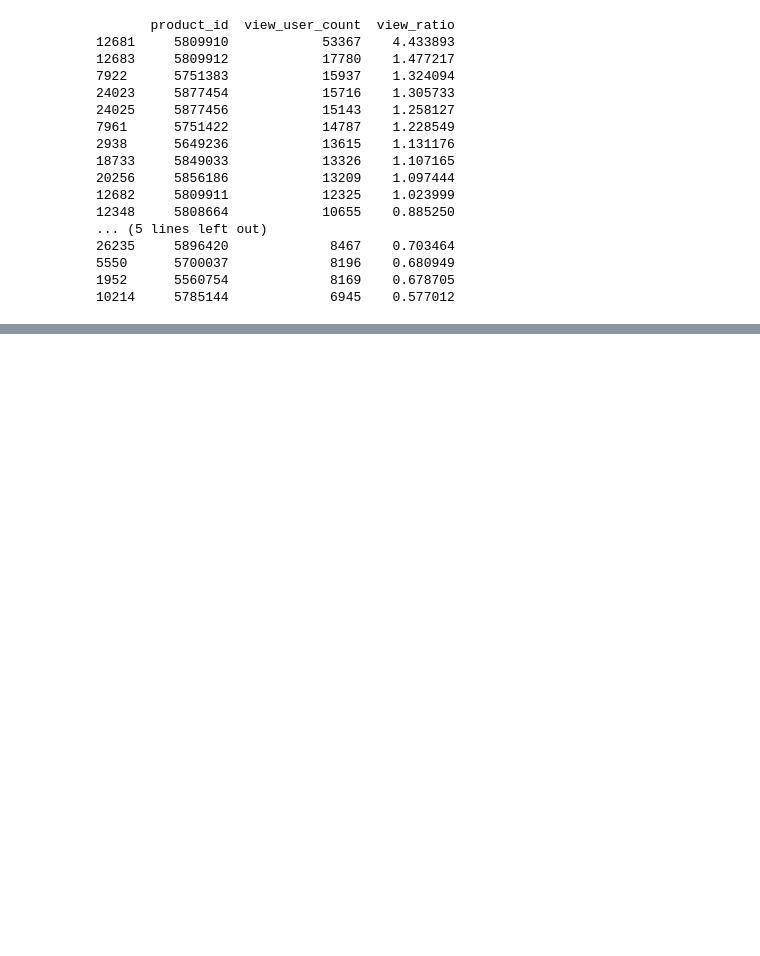
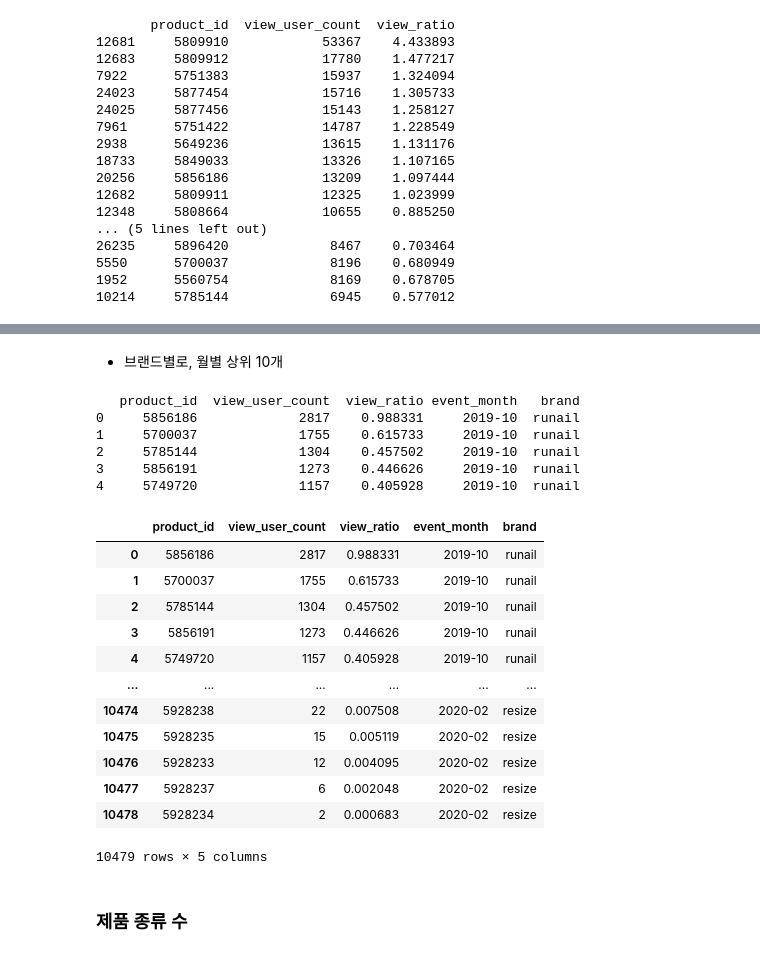
Before and after one commit to Blche/datathon_09, a Jupyter notebook: members/문세희/08_product.ipynb, the cells around one changed output, grey strips where cells are left out. Drawn from its saved outputs; the diff is of its cells as text; code cells hidden in the pictures; blank space fills up the shorter version.

```diff
--- a/members/문세희/08_product.ipynb
+++ b/members/문세희/08_product.ipynb
@@ -115,0 +120,80 @@ top_products.head(20).to_csv('data/06_top_20_products_by_view_ratio.csv', index=
+# %% [markdown]
+- 브랜드별로, 월별 상위 10개
+# %%
+import pandas as pd
+
+# 1. event_time → event_month 추출
+df['event_time'] = pd.to_datetime(df['event_time_moscow'], errors='coerce')
+df['event_month'] = df['event_time'].dt.to_period('M').astype(str)
+
+# 2. 결과 저장 리스트
+monthly_brand_top_products = []
+
+# 3. 월별 반복
+for month in sorted(df['event_month'].dropna().unique()):
+    month_df = df[df['event_month'] == month]
+
+    # 월별 전체 유저 수
+    total_users = month_df['user_id'].nunique()
+
+    # 브랜드별 반복
+    for brand in month_df['brand'].dropna().unique():
+        brand_df = month_df[(month_df['brand'] == brand) & (month_df['event_type'] == 'view')]
+
+        if brand_df.empty:
+            continue
+
+        # 제품별 조회 유저 수
+        product_view_users = (
+            brand_df.groupby('product_id')['user_id']
+            .nunique()
+            .reset_index()
+        )
+        product_view_users.columns = ['product_id', 'view_user_count']
+
+        # 유저 수 대비 조회 비율
+        product_view_users['view_ratio'] = product_view_users['view_user_count'] / total_users * 100
+
+        # 월/브랜드 정보 추가
+        product_view_users['event_month'] = month
+        product_view_users['brand'] = brand
+
+        # 상위 10개만 추출
+        top_10 = product_view_users.sort_values(by='view_ratio', ascending=False).head(10)
+
+        # 누적
+        monthly_brand_top_products.append(top_10)
+
+# 4. 하나의 데이터프레임으로 병합
+top_10_brand_by_month_df = pd.concat(monthly_brand_top_products, ignore_index=True)
+
+# 5. 저장
+top_10_brand_by_month_df.to_csv('data/06_monthly_top10_products_by_brand.csv', index=False)
+
+# 6. 확인
+print(top_10_brand_by_month_df.head())
+# %% [output]
+   product_id  view_user_count  view_ratio event_month   brand
+0     5856186             2817    0.988331     2019-10  runail
+1     5700037             1755    0.615733     2019-10  runail
+2     5785144             1304    0.457502     2019-10  runail
+3     5856191             1273    0.446626     2019-10  runail
+4     5749720             1157    0.405928     2019-10  runail
+# %%
+top_10_brand_by_month_df
+# %% [output]
+|  | product_id | view_user_count | view_ratio | event_month | brand |
+| 0 | 5856186 | 2817 | 0.988331 | 2019-10 | runail |
+| 1 | 5700037 | 1755 | 0.615733 | 2019-10 | runail |
+| 2 | 5785144 | 1304 | 0.457502 | 2019-10 | runail |
+| 3 | 5856191 | 1273 | 0.446626 | 2019-10 | runail |
+| 4 | 5749720 | 1157 | 0.405928 | 2019-10 | runail |
+| ... | ... | ... | ... | ... | ... |
+| 10474 | 5928238 | 22 | 0.007508 | 2020-02 | resize |
+| 10475 | 5928235 | 15 | 0.005119 | 2020-02 | resize |
+| 10476 | 5928233 | 12 | 0.004095 | 2020-02 | resize |
+| 10477 | 5928237 | 6 | 0.002048 | 2020-02 | resize |
+| 10478 | 5928234 | 2 | 0.000683 | 2020-02 | resize |
+10479 rows × 5 columns
+# %% [markdown]
+### 제품 종류 수
```
Also changed, not shown: parts of 6 cells of this notebook, 12 other files.
